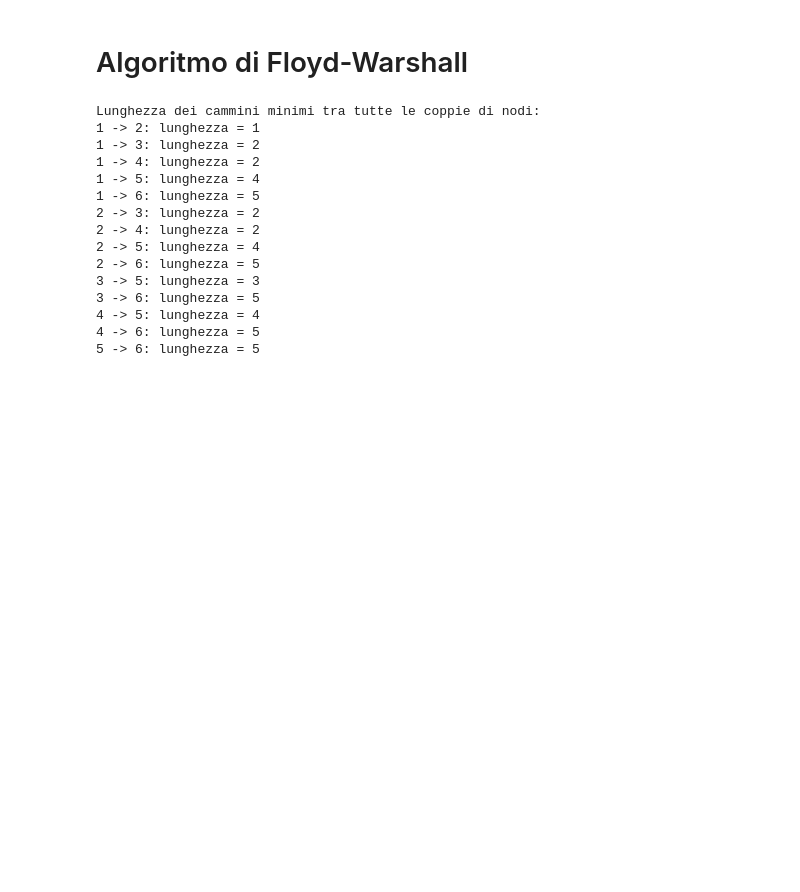
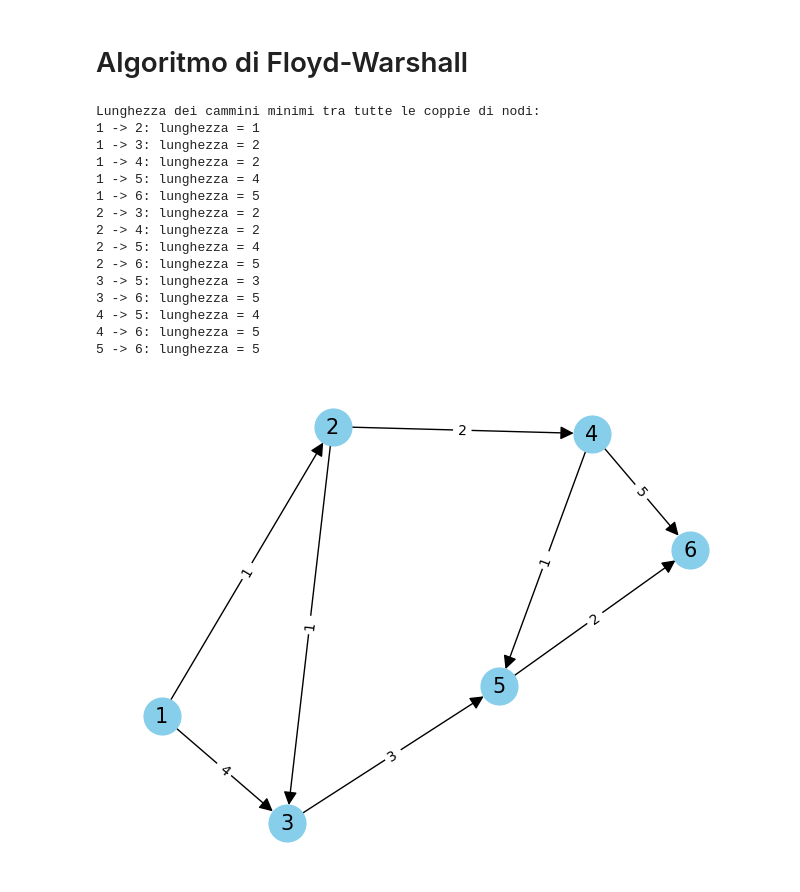
Before and after one commit to timeassassinRG/Tutorato-Algoritmi-Laboratorio-2023_2024, a Jupyter notebook: AlgoritmiSuGrafi.ipynb, the cells around one changed output. Saved outputs shown, nothing was run; the diff lists cells and outputs as text; code cells hidden in the pictures; blank space fills up the shorter version.

```diff
--- a/AlgoritmiSuGrafi.ipynb
+++ b/AlgoritmiSuGrafi.ipynb
@@ -44,24 +45,28 @@ Cammini minimi dalla sorgente: 1
 # %%
 # Utilizzo dell'algoritmo di Floyd-Warshall per trovare tutti i cammini minimi
 lunghezza_cammini, cammini = nx.floyd_warshall_predecessor_and_distance(G)
 
 print("Lunghezza dei cammini minimi tra tutte le coppie di nodi:")
 for sorgente in lunghezza_cammini:
     for destinazione in lunghezza_cammini[sorgente]:
         print(f"{sorgente} -> {destinazione}: lunghezza = {lunghezza_cammini[sorgente][destinazione]}")
+
+disegna_grafo(G)
+plt.show()
 # %% [output]
 Lunghezza dei cammini minimi tra tutte le coppie di nodi:
 1 -> 2: lunghezza = 1
 1 -> 3: lunghezza = 2
 1 -> 4: lunghezza = 2
 1 -> 5: lunghezza = 4
 1 -> 6: lunghezza = 5
 2 -> 3: lunghezza = 2
 2 -> 4: lunghezza = 2
 2 -> 5: lunghezza = 4
 2 -> 6: lunghezza = 5
 3 -> 5: lunghezza = 3
 3 -> 6: lunghezza = 5
 4 -> 5: lunghezza = 4
 4 -> 6: lunghezza = 5
 5 -> 6: lunghezza = 5
+[figure, added]
```
Also changed, not shown: parts of 6 cells of this notebook, 1 other file.
